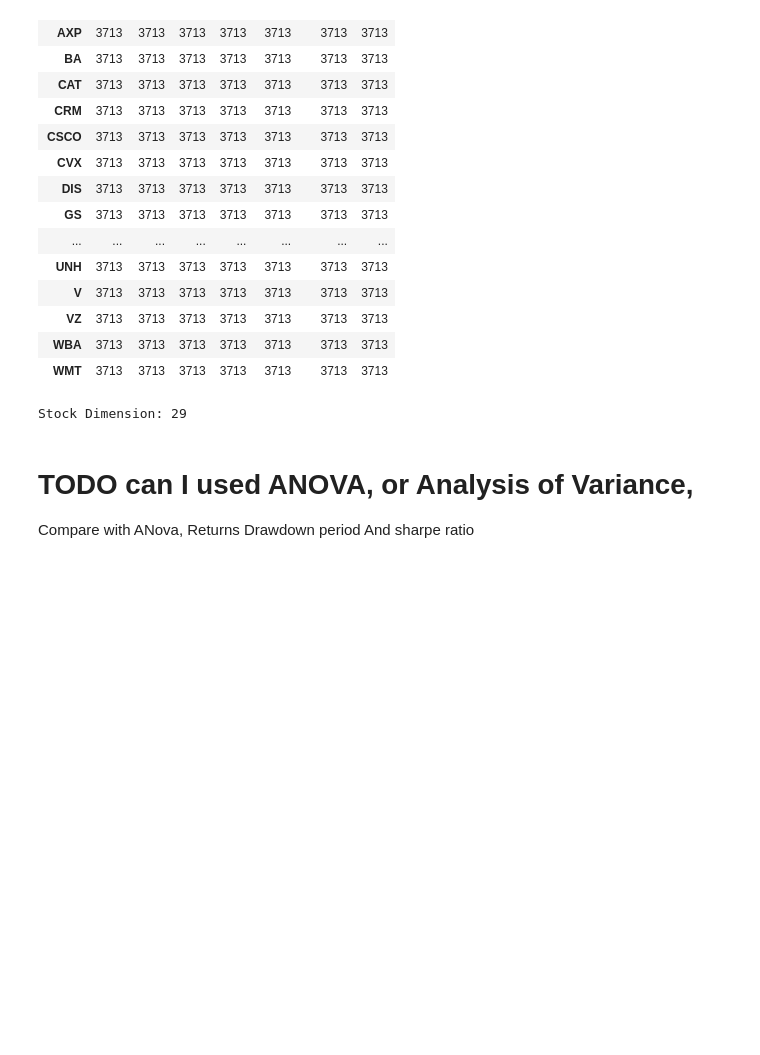
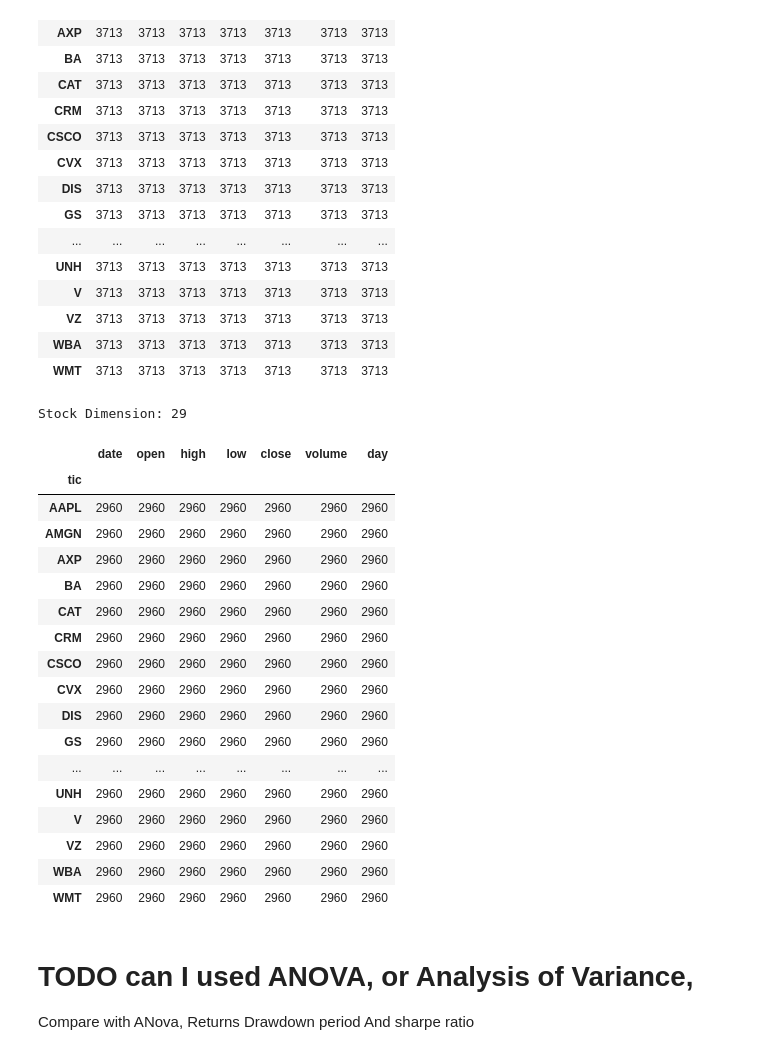
Before and after one commit to flpymonkey/Thesis, a Jupyter notebook: BenData_RLEnsemble_PortOpt_ppo.ipynb, the cells around one changed output. Drawn from its saved outputs; the diff is of its cells as text; code cells hidden in the pictures; blank space fills up the shorter version.

```diff
--- a/BenData_RLEnsemble_PortOpt_ppo.ipynb
+++ b/BenData_RLEnsemble_PortOpt_ppo.ipynb
@@ -200,10 +198,31 @@ Stock Dimension: 29
 # %%
 df_train = portfolio_norm_df[(portfolio_norm_df["date"] >= TRAIN_START_DATE) & (portfolio_norm_df["date"] <= TRAIN_END_DATE)]
 df_2021 = portfolio_norm_df[(portfolio_norm_df["date"] >= TEST_START_DATE) & (portfolio_norm_df["date"] <= "2021-12-31")]
 df_2022 = portfolio_norm_df[(portfolio_norm_df["date"] >= "2022-01-01") & (portfolio_norm_df["date"] <= "2022-12-31")]
 df_2023 = portfolio_norm_df[(portfolio_norm_df["date"] >= "2023-01-01") & (portfolio_norm_df["date"] < TEST_END_DATE)]
 
 # TODO use the start and end date here
+
+df_train.groupby("tic").count()
+# %% [output]
+|  | date | open | high | low | close | volume | day |
+| tic |  |  |  |  |  |  |  |
+| AAPL | 2960 | 2960 | 2960 | 2960 | 2960 | 2960 | 2960 |
+| AMGN | 2960 | 2960 | 2960 | 2960 | 2960 | 2960 | 2960 |
+| AXP | 2960 | 2960 | 2960 | 2960 | 2960 | 2960 | 2960 |
+| BA | 2960 | 2960 | 2960 | 2960 | 2960 | 2960 | 2960 |
+| CAT | 2960 | 2960 | 2960 | 2960 | 2960 | 2960 | 2960 |
+| CRM | 2960 | 2960 | 2960 | 2960 | 2960 | 2960 | 2960 |
+| CSCO | 2960 | 2960 | 2960 | 2960 | 2960 | 2960 | 2960 |
+| CVX | 2960 | 2960 | 2960 | 2960 | 2960 | 2960 | 2960 |
+| DIS | 2960 | 2960 | 2960 | 2960 | 2960 | 2960 | 2960 |
+| GS | 2960 | 2960 | 2960 | 2960 | 2960 | 2960 | 2960 |
+| ... | ... | ... | ... | ... | ... | ... | ... |
+| UNH | 2960 | 2960 | 2960 | 2960 | 2960 | 2960 | 2960 |
+| V | 2960 | 2960 | 2960 | 2960 | 2960 | 2960 | 2960 |
+| VZ | 2960 | 2960 | 2960 | 2960 | 2960 | 2960 | 2960 |
+| WBA | 2960 | 2960 | 2960 | 2960 | 2960 | 2960 | 2960 |
+| WMT | 2960 | 2960 | 2960 | 2960 | 2960 | 2960 | 2960 |
 # %%
   # TODO here they use the covariance matrix for the state, look at the tutorial for:
  # FinRL_PortfolioAllocation_NeurIPS_2020
```
Also changed, not shown: parts of 13 cells of this notebook, 8 other files.
